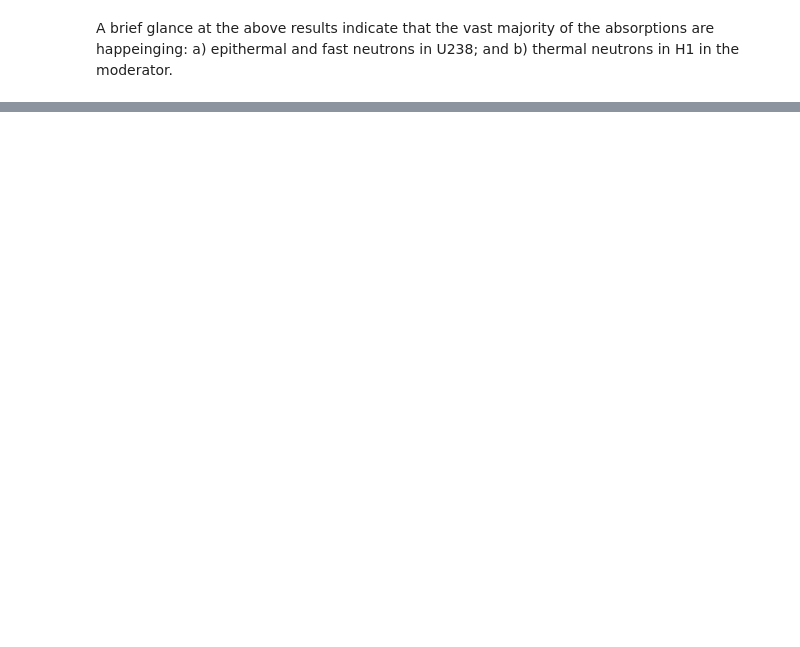
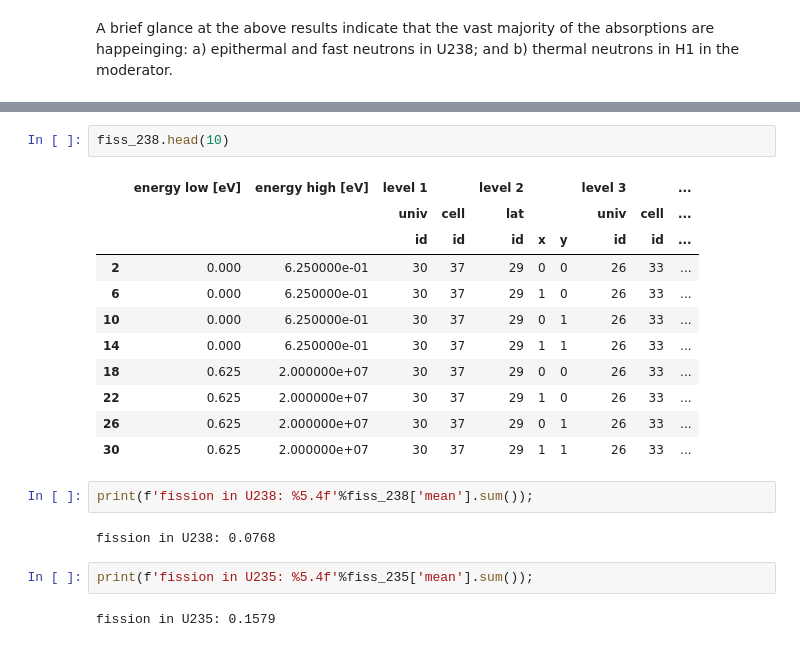
Before and after one commit to stu314159/er362_omc, a Jupyter notebook: lab6/lab6.ipynb, the cells around one changed output, grey strips where cells are left out. Saved outputs shown, nothing was run; the diff lists cells and outputs as text; blank space fills up the shorter version.

```diff
--- a/lab6/lab6.ipynb
+++ b/lab6/lab6.ipynb
@@ -355,0 +633,22 @@ b) thermal neutrons in H1 in the moderator.
+# %%
+fiss_238.head(10)
+# %% [output]
+|  | energy low [eV] | energy high [eV] | level 1 |  | level 2 |  |  | level 3 |  | ... |
+|  |  |  | univ | cell | lat |  |  | univ | cell | ... |
+|  |  |  | id | id | id | x | y | id | id | ... |
+| 2 | 0.000 | 6.250000e-01 | 30 | 37 | 29 | 0 | 0 | 26 | 33 | ... |
+| 6 | 0.000 | 6.250000e-01 | 30 | 37 | 29 | 1 | 0 | 26 | 33 | ... |
+| 10 | 0.000 | 6.250000e-01 | 30 | 37 | 29 | 0 | 1 | 26 | 33 | ... |
+| 14 | 0.000 | 6.250000e-01 | 30 | 37 | 29 | 1 | 1 | 26 | 33 | ... |
+| 18 | 0.625 | 2.000000e+07 | 30 | 37 | 29 | 0 | 0 | 26 | 33 | ... |
+| 22 | 0.625 | 2.000000e+07 | 30 | 37 | 29 | 1 | 0 | 26 | 33 | ... |
+| 26 | 0.625 | 2.000000e+07 | 30 | 37 | 29 | 0 | 1 | 26 | 33 | ... |
+| 30 | 0.625 | 2.000000e+07 | 30 | 37 | 29 | 1 | 1 | 26 | 33 | ... |
+# %%
+print(f'fission in U238: %5.4f'%fiss_238['mean'].sum());
+# %% [output]
+fission in U238: 0.0768
+# %%
+print(f'fission in U235: %5.4f'%fiss_235['mean'].sum());
+# %% [output]
+fission in U235: 0.1579
```
Also changed, not shown: parts of 37 cells of this notebook, 54 other files.
